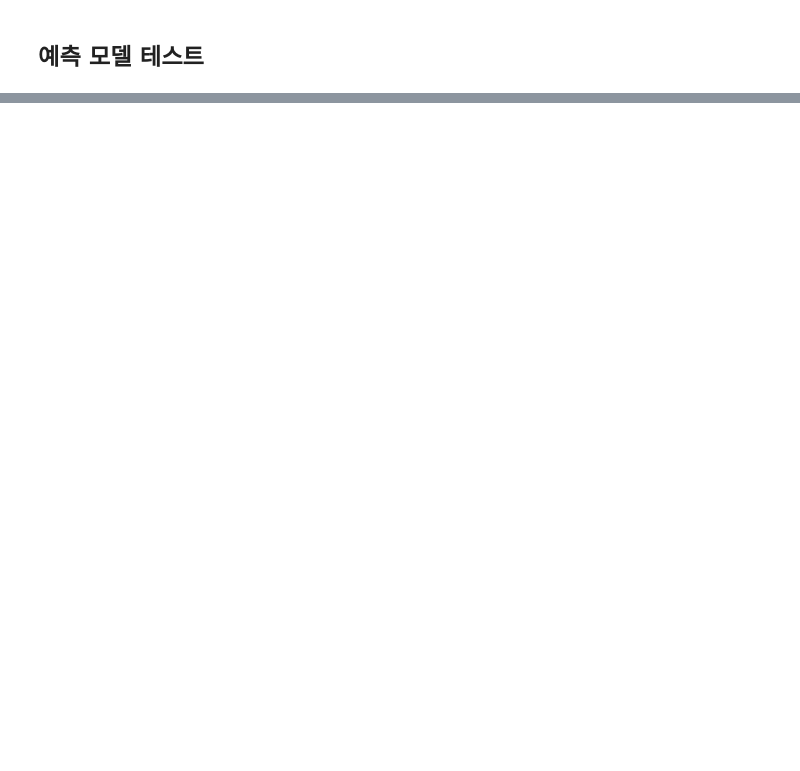
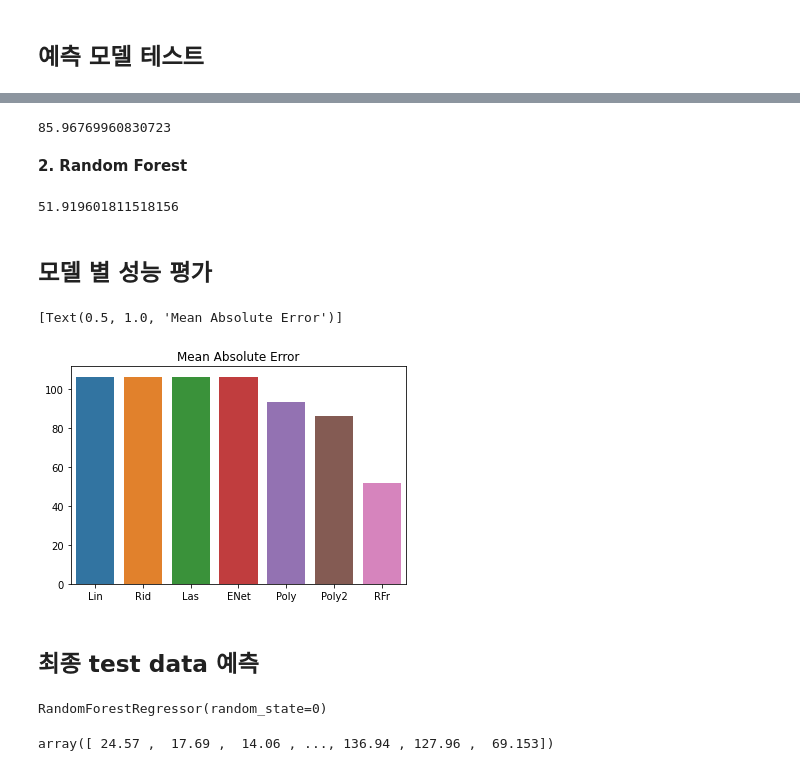
Before and after one commit to chssong/bike-sharing-demand, a Jupyter notebook: bike_sharing_demand.ipynb, the cells around one changed output, grey strips where cells are left out. Cells and saved outputs as stored; diff of their text form; code cells hidden in the pictures; blank space fills up the shorter version.

```diff
--- a/bike_sharing_demand.ipynb
+++ b/bike_sharing_demand.ipynb
@@ -304,0 +455,10 @@ from sklearn.linear_model import LinearRegression
+# %%
+poly2_pred = poly_pipeline2.predict(x_test)
+# %%
+# 성능평가
+poly2 = mean_absolute_error(poly2_pred, y_test)
+print(poly2)
+# %% [output]
+85.96769960830723
+# %% [markdown]
+**2. Random Forest**
@@ -304,0 +467,23 @@ from sklearn.linear_model import LinearRegression
+# %%
+rfr = RandomForestRegressor(random_state=42, n_estimators=200)
+rfr.fit(x_train, y_train)
+rfr_pred = rfr.predict(x_test)
+# %%
+# 성능평가
+rfr = mean_absolute_error(rfr_pred, y_test)
+print(rfr)
+# %% [output]
+51.919601811518156
+# %% [markdown]
+## 모델 별 성능 평가
+# %%
+x=['Lin', 'Rid','Las', 'ENet', 'Poly','Poly2','RFr']
+y=[lin,rid,las,el,poly,poly2,rfr]
+
+sns.barplot(x,y)
+sns.barplot(x,y).set(title='Mean Absolute Error')
+# %% [output]
+[Text(0.5, 1.0, 'Mean Absolute Error')]
+[figure, added]
+# %% [markdown]
+## 최종 test data 예측
@@ -304,0 +492,4 @@ from sklearn.linear_model import LinearRegression
+# %%
+model.fit(x_features, y_target)
+# %% [output]
+RandomForestRegressor(random_state=0)
@@ -304,0 +498,4 @@ from sklearn.linear_model import LinearRegression
+# %%
+prediction
+# %% [output]
+array([ 24.57 ,  17.69 ,  14.06 , ..., 136.94 , 127.96 ,  69.153])
```
Also changed, not shown: parts of 69 cells of this notebook.
